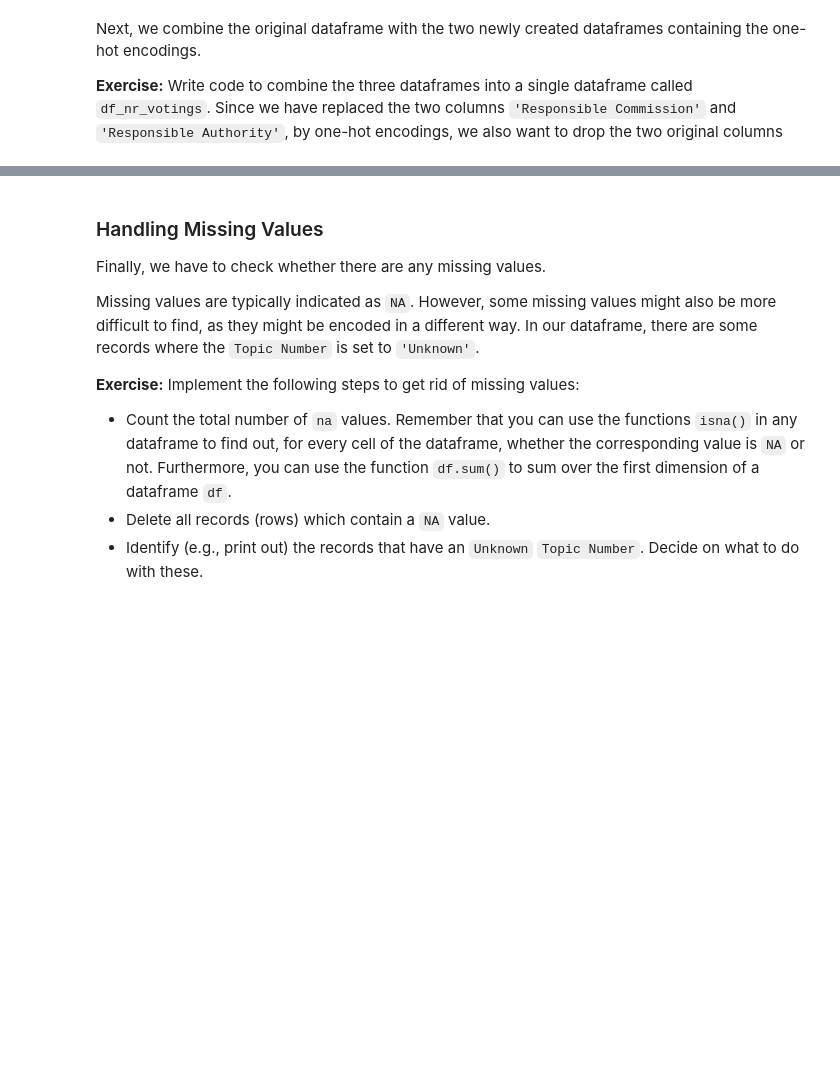
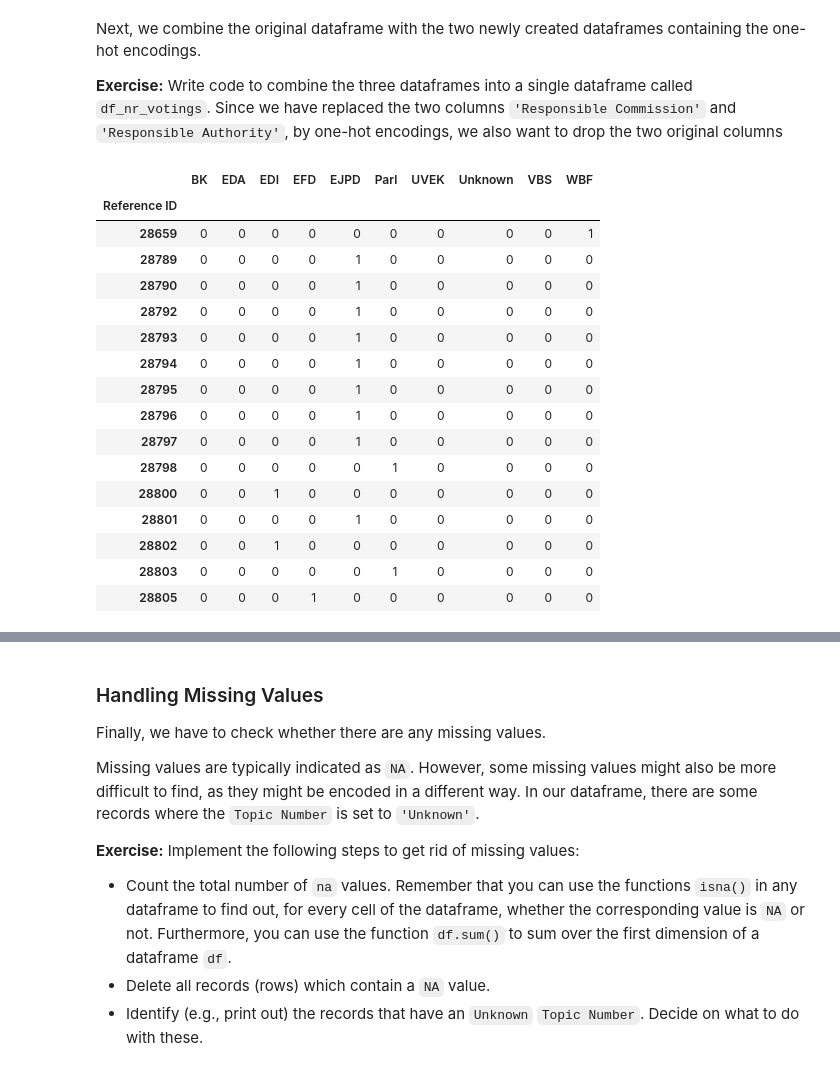
Before and after one commit to andrealuzzi/Block3, a Jupyter notebook: Project_5_Data_Preparation.ipynb, the cells around one changed output, grey strips where cells are left out. Saved outputs shown, nothing was run; the diff lists cells and outputs as text; code cells hidden in the pictures; blank space fills up the shorter version.

```diff
--- a/Project_5_Data_Preparation.ipynb
+++ b/Project_5_Data_Preparation.ipynb
@@ -420,3 +420,23 @@ df_votings
 df_nr_votings = pd.concat([df_nr_votings,df_RC_OH_encoded,df_RA_OH_encoded],axis=1,join="inner")
 df_nr_votings
 df_nr_votings.drop(columns=["Responsible Commission","Responsible Authority"],inplace=True)
+# %%
+df_RA_OH_encoded.head(15)
+# %% [output]
+|  | BK | EDA | EDI | EFD | EJPD | Parl | UVEK | Unknown | VBS | WBF |
+| Reference ID |  |  |  |  |  |  |  |  |  |  |
+| 28659 | 0 | 0 | 0 | 0 | 0 | 0 | 0 | 0 | 0 | 1 |
+| 28789 | 0 | 0 | 0 | 0 | 1 | 0 | 0 | 0 | 0 | 0 |
+| 28790 | 0 | 0 | 0 | 0 | 1 | 0 | 0 | 0 | 0 | 0 |
+| 28792 | 0 | 0 | 0 | 0 | 1 | 0 | 0 | 0 | 0 | 0 |
+| 28793 | 0 | 0 | 0 | 0 | 1 | 0 | 0 | 0 | 0 | 0 |
+| 28794 | 0 | 0 | 0 | 0 | 1 | 0 | 0 | 0 | 0 | 0 |
+| 28795 | 0 | 0 | 0 | 0 | 1 | 0 | 0 | 0 | 0 | 0 |
+| 28796 | 0 | 0 | 0 | 0 | 1 | 0 | 0 | 0 | 0 | 0 |
+| 28797 | 0 | 0 | 0 | 0 | 1 | 0 | 0 | 0 | 0 | 0 |
+| 28798 | 0 | 0 | 0 | 0 | 0 | 1 | 0 | 0 | 0 | 0 |
+| 28800 | 0 | 0 | 1 | 0 | 0 | 0 | 0 | 0 | 0 | 0 |
+| 28801 | 0 | 0 | 0 | 0 | 1 | 0 | 0 | 0 | 0 | 0 |
+| 28802 | 0 | 0 | 1 | 0 | 0 | 0 | 0 | 0 | 0 | 0 |
+| 28803 | 0 | 0 | 0 | 0 | 0 | 1 | 0 | 0 | 0 | 0 |
+| 28805 | 0 | 0 | 0 | 1 | 0 | 0 | 0 | 0 | 0 | 0 |
```
Also changed, not shown: parts of 2 cells of this notebook.
